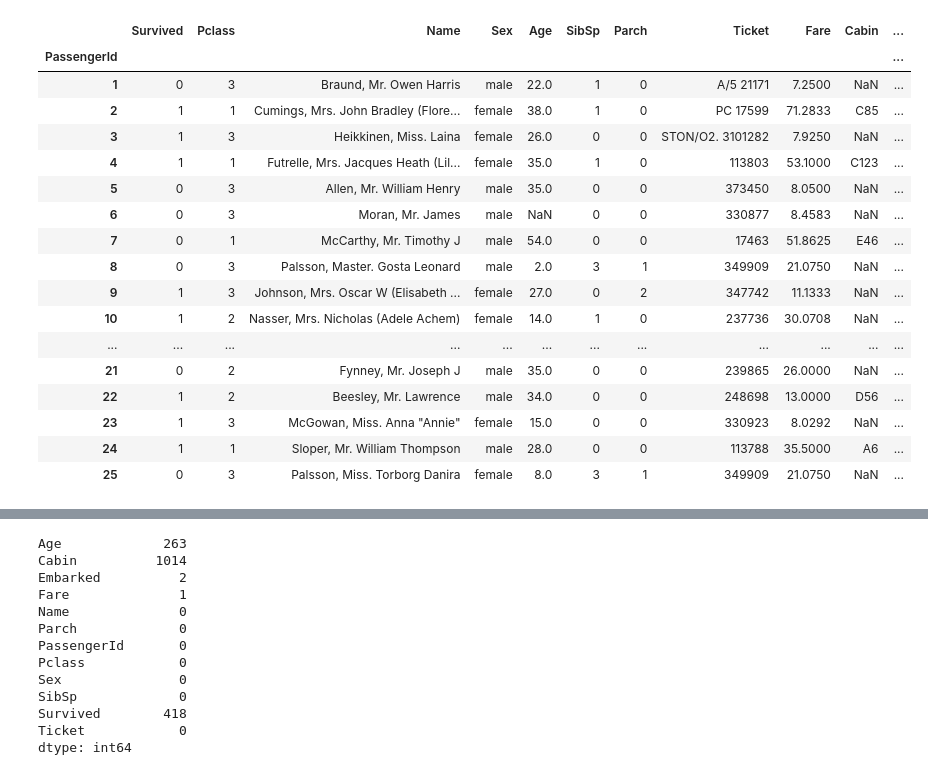
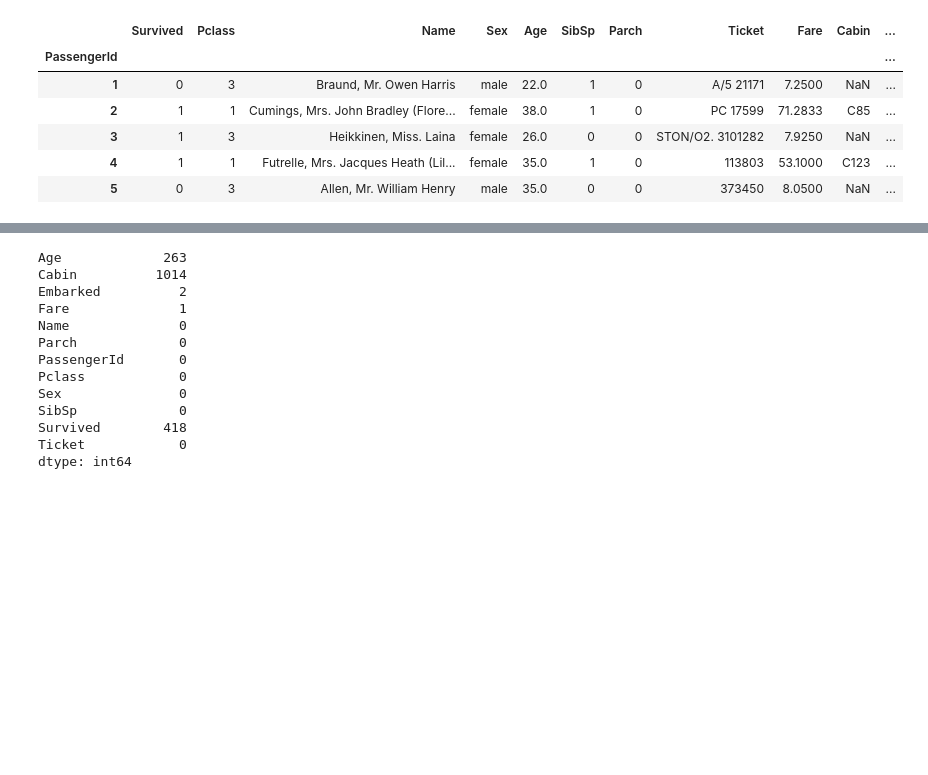
Before and after one commit to mjdacs/622_Assign2, a Jupyter notebook: eda.ipynb, the cells around one changed output, grey strips where cells are left out. Drawn from its saved outputs; the diff is of its cells as text; code cells hidden in the pictures; blank space fills up the shorter version.

```diff
--- a/eda.ipynb
+++ b/eda.ipynb
@@ -6,28 +6,16 @@ import seaborn as sns
 from sklearn.preprocessing import LabelEncoder
 from sklearn.model_selection import train_test_split
 # %%
-train = pd.read_csv("train.csv", index_col='PassengerId')
-test = pd.read_csv("test.csv", index_col='PassengerId')
+train = pd.read_csv("train.csv")
+test = pd.read_csv("test.csv")
 full_data = pd.concat([train, test], keys=["train", "test"],sort=True)
-data_cleaner = [train, test]
 # %%
-train.head(25)
+train.head()
 # %% [output]
 |  | Survived | Pclass | Name | Sex | Age | SibSp | Parch | Ticket | Fare | Cabin | ... |
 | PassengerId |  |  |  |  |  |  |  |  |  |  | ... |
 | 1 | 0 | 3 | Braund, Mr. Owen Harris | male | 22.0 | 1 | 0 | A/5 21171 | 7.2500 | NaN | ... |
 | 2 | 1 | 1 | Cumings, Mrs. John Bradley (Flore... | female | 38.0 | 1 | 0 | PC 17599 | 71.2833 | C85 | ... |
 | 3 | 1 | 3 | Heikkinen, Miss. Laina | female | 26.0 | 0 | 0 | STON/O2. 3101282 | 7.9250 | NaN | ... |
 | 4 | 1 | 1 | Futrelle, Mrs. Jacques Heath (Lil... | female | 35.0 | 1 | 0 | 113803 | 53.1000 | C123 | ... |
 | 5 | 0 | 3 | Allen, Mr. William Henry | male | 35.0 | 0 | 0 | 373450 | 8.0500 | NaN | ... |
-| 6 | 0 | 3 | Moran, Mr. James | male | NaN | 0 | 0 | 330877 | 8.4583 | NaN | ... |
-| 7 | 0 | 1 | McCarthy, Mr. Timothy J | male | 54.0 | 0 | 0 | 17463 | 51.8625 | E46 | ... |
-| 8 | 0 | 3 | Palsson, Master. Gosta Leonard | male | 2.0 | 3 | 1 | 349909 | 21.0750 | NaN | ... |
-| 9 | 1 | 3 | Johnson, Mrs. Oscar W (Elisabeth ... | female | 27.0 | 0 | 2 | 347742 | 11.1333 | NaN | ... |
-| 10 | 1 | 2 | Nasser, Mrs. Nicholas (Adele Achem) | female | 14.0 | 1 | 0 | 237736 | 30.0708 | NaN | ... |
-| ... | ... | ... | ... | ... | ... | ... | ... | ... | ... | ... | ... |
-| 21 | 0 | 2 | Fynney, Mr. Joseph J | male | 35.0 | 0 | 0 | 239865 | 26.0000 | NaN | ... |
-| 22 | 1 | 2 | Beesley, Mr. Lawrence | male | 34.0 | 0 | 0 | 248698 | 13.0000 | D56 | ... |
-| 23 | 1 | 3 | McGowan, Miss. Anna "Annie" | female | 15.0 | 0 | 0 | 330923 | 8.0292 | NaN | ... |
-| 24 | 1 | 1 | Sloper, Mr. William Thompson | male | 28.0 | 0 | 0 | 113788 | 35.5000 | A6 | ... |
-| 25 | 0 | 3 | Palsson, Miss. Torborg Danira | female | 8.0 | 3 | 1 | 349909 | 21.0750 | NaN | ... |
```
Also changed, not shown: parts of 36 cells of this notebook.
